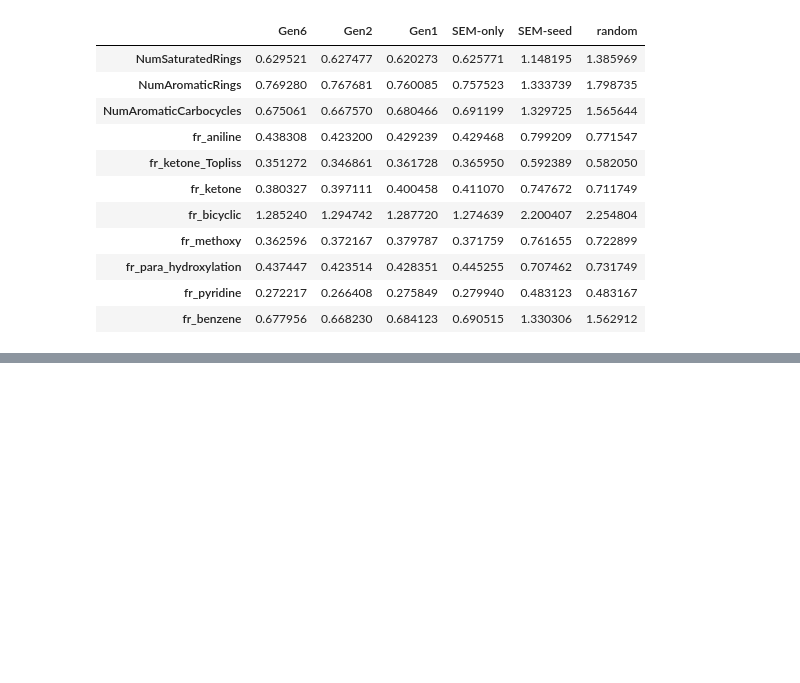
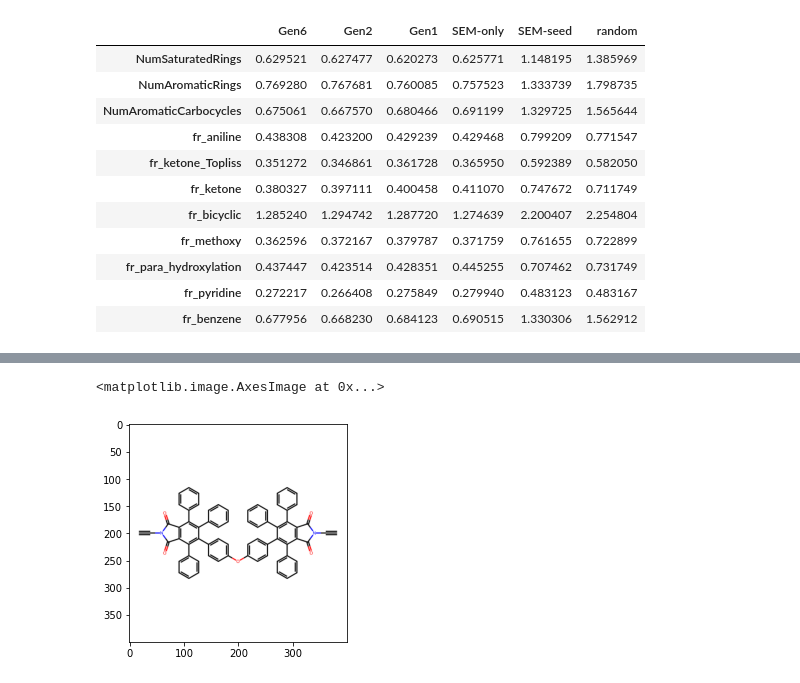
Before and after one commit to Joshua-Ren/P4_Graph, a Jupyter notebook: graph_probing_evaluations.ipynb, the cells around one changed output, grey strips where cells are left out. Cells and saved outputs as stored; diff of their text form; code cells hidden in the pictures; blank space fills up the shorter version.

```diff
--- a/graph_probing_evaluations.ipynb
+++ b/graph_probing_evaluations.ipynb
@@ -238,6 +238,3 @@ pcba_perf_sem
 | fr_para_hydroxylation | 0.437447 | 0.423514 | 0.428351 | 0.445255 | 0.707462 | 0.731749 |
 | fr_pyridine | 0.272217 | 0.266408 | 0.275849 | 0.279940 | 0.483123 | 0.483167 |
 | fr_benzene | 0.677956 | 0.668230 | 0.684123 | 0.690515 | 1.330306 | 1.562912 |
-# %%
-tmp = valid_smiles[0]
-tmp_g = Chem.MolFromSmiles(tmp)
@@ -248,0 +309,6 @@ Draw.MolToMPL(tmp_g,size=(200,200))
+# %%
+tmp_img = chem_show(1977)
+plt.imshow(tmp_img)
+# %% [output]
+<matplotlib.image.AxesImage at 0x...>
+[figure, added]
```
Also changed, not shown: parts of 9 cells of this notebook, 2 other files.
